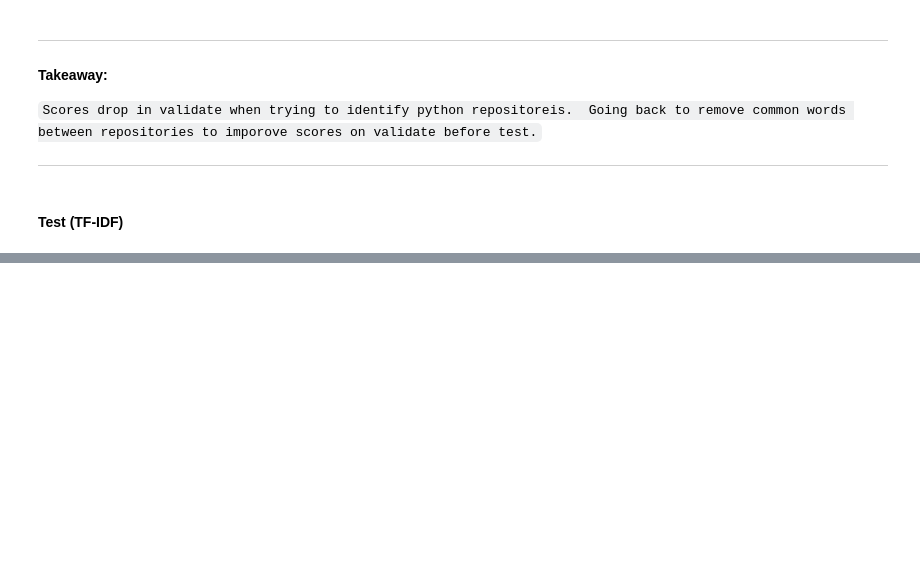
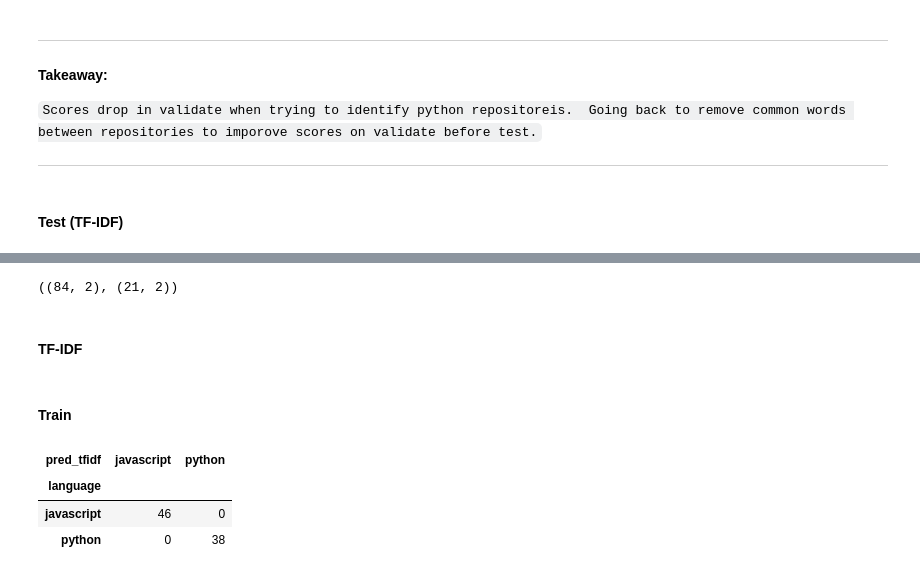
Before and after one commit to AC-Readme/nlp_project, a Jupyter notebook: corey_scratch.ipynb, the cells around one changed output, grey strips where cells are left out. Saved outputs shown, nothing was run; the diff lists cells and outputs as text; code cells hidden in the pictures; blank space fills up the shorter version.

```diff
--- a/corey_scratch.ipynb
+++ b/corey_scratch.ipynb
@@ -781,0 +806,45 @@ weighted avg       0.74      0.71      0.69        21
+# %%
+# Resample data to expand train and retest
+from sklearn.model_selection import train_test_split
+
+def train_test(df):
+    train, test = train_test_split(df[['language', 'text_filtered']],
+                                            random_state = 123,
+                                            stratify=df.language,
+                                            test_size=.2)
+    return train, test
+# %%
+train, test = train_test(df)
+train.shape, test.shape
+# %% [output]
+((84, 2), (21, 2))
+# %% [markdown]
+#### TF-IDF
+# %%
+from sklearn.feature_extraction.text import TfidfVectorizer
+#Make Model
+tfidf = TfidfVectorizer(stop_words='english', min_df=4,
+                             ngram_range=(1,2),
+                             binary=True)
+#Fit Model
+tfidf.fit(train.text_filtered)
+
+tfidf_sparse_matrix = tfidf.transform(train.text_filtered)
+# %% [markdown]
+#### Train
+# %%
+# Define x and y variable
+tfidf_sparse_matrix = tfidf.transform(train.text_filtered)
+X_tfidf_train = tfidf_sparse_matrix
+y = train['language']
+
+lm_tfidf = LogisticRegression().fit(X_tfidf_train, y)
+train['pred_tfidf'] = lm_tfidf.predict(X_tfidf_train)
+# %%
+# Results(train)
+pd.crosstab(train.language, train.pred_tfidf)
+# %% [output]
+| pred_tfidf | javascript | python |
+| language |  |  |
+| javascript | 46 | 0 |
+| python | 0 | 38 |
```
Also changed, not shown: parts of 33 cells of this notebook.
